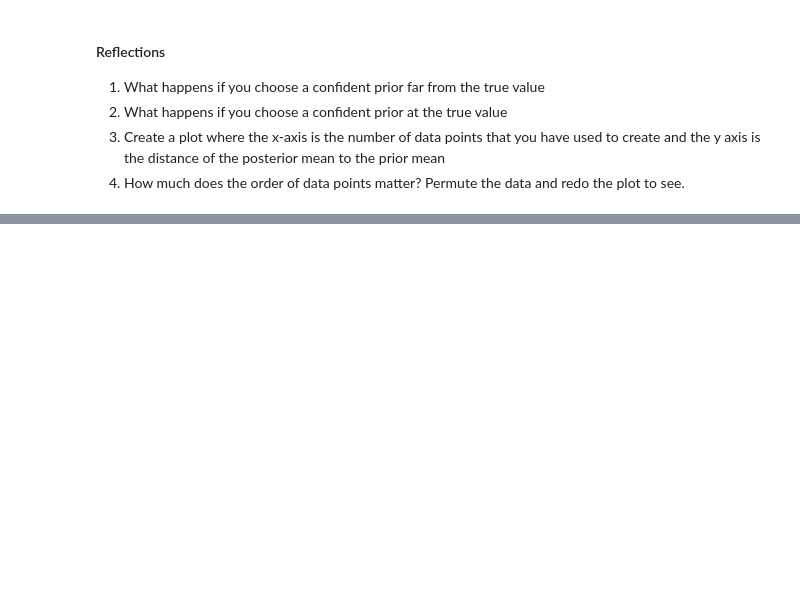
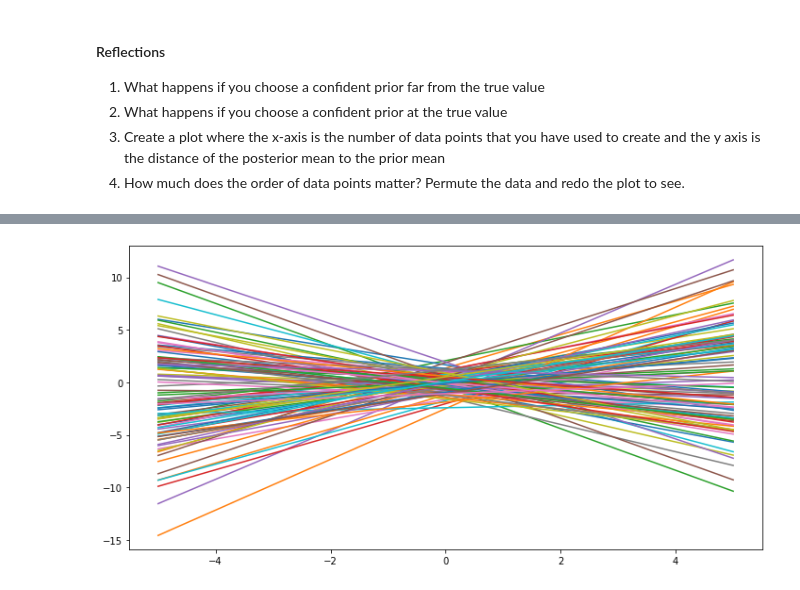
Before and after one commit to hcbh96/mlrw_notes_and_code, a Jupyter notebook: Untitled.ipynb, the cells around one changed output, grey strips where cells are left out. Saved outputs shown, nothing was run; the diff lists cells and outputs as text; code cells hidden in the pictures; blank space fills up the shorter version.

```diff
--- a/Untitled.ipynb
+++ b/Untitled.ipynb
@@ -222,0 +299,31 @@ plt.plot(range(0,X.shape[0]), change_mean,'r')
+# %%
+import numpy as np
+import matplotlib.pyplot as plt
+def plot_line(ax, w):
+    # input data
+    X = np.zeros((2,2))
+    X[0,0] = -5.0
+    X[1,0] = 5.0
+    X[:,1] = 1.0
+    # because of the concatenation we have to flip the transpose
+    y = w.dot(X.T)
+    ax.plot(X[:,0], y)
+
+# create prior distribution
+tau = 1.0*np.eye(2)
+w_0 = np.zeros((2,1))
+
+# sample from prior
+n_samples = 100
+w_samp = np.random.multivariate_normal(w_0.flatten(), tau, size=n_samples)
+
+# create plot
+fig = plt.figure(figsize=(10,5))
+ax = fig.add_subplot(111)
+for i in range(0, w_samp.shape[0]):
+    plot_line(ax, w_samp[i,:])
+
+# save fig
+plt.tight_layout()
+# %% [output]
+[figure, added]
```
Also changed, not shown: parts of 7 cells of this notebook.
